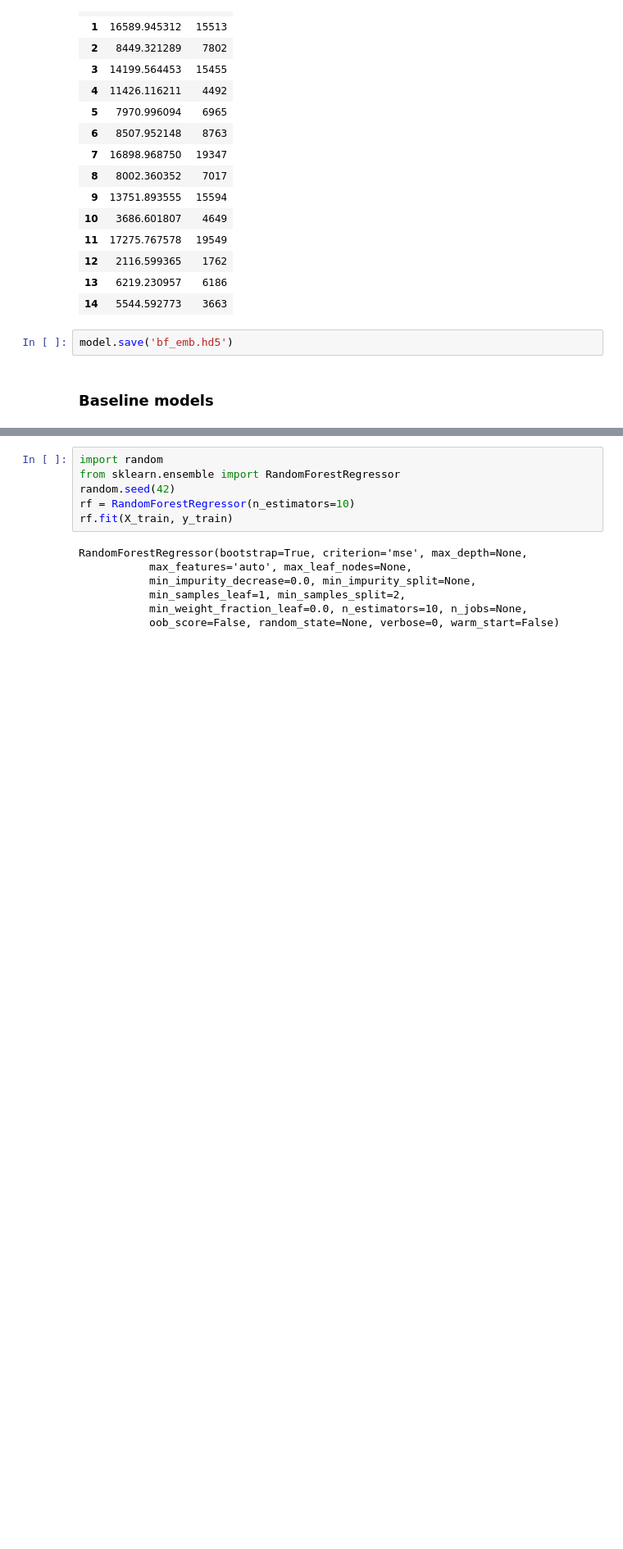
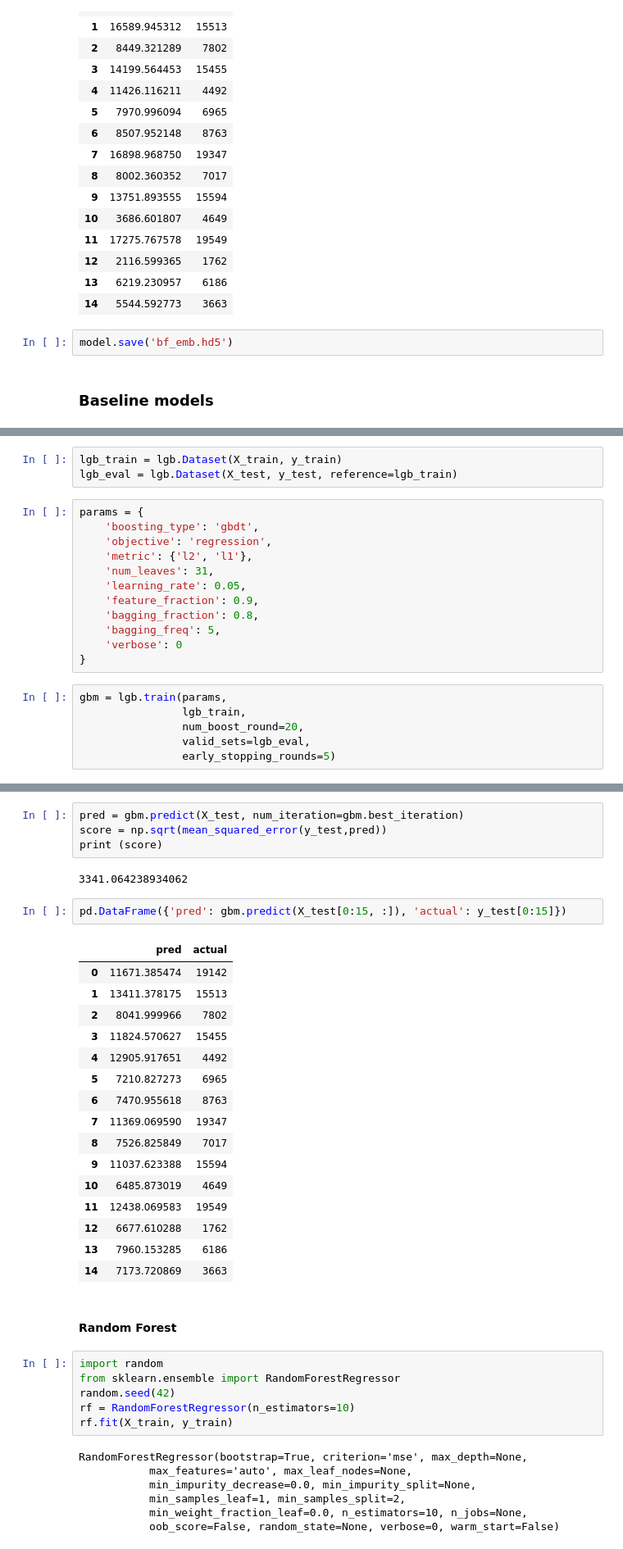
Before and after one commit to rajkorde/moviereco, a Jupyter notebook: model/raw/tf_blackfriday.ipynb, the cells around one changed output, grey strips where cells are left out. Shown at 82% size. Drawn from its saved outputs; the diff is of its cells as text; blank space fills up the shorter version.

```diff
--- a/model/raw/tf_blackfriday.ipynb
+++ b/model/raw/tf_blackfriday.ipynb
@@ -228,0 +234,21 @@ model.save('bf_emb.hd5')
+# %%
+lgb_train = lgb.Dataset(X_train, y_train)
+lgb_eval = lgb.Dataset(X_test, y_test, reference=lgb_train)
+# %%
+params = {
+    'boosting_type': 'gbdt',
+    'objective': 'regression',
+    'metric': {'l2', 'l1'},
+    'num_leaves': 31,
+    'learning_rate': 0.05,
+    'feature_fraction': 0.9,
+    'bagging_fraction': 0.8,
+    'bagging_freq': 5,
+    'verbose': 0
+}
+# %%
+gbm = lgb.train(params,
+                lgb_train,
+                num_boost_round=20,
+                valid_sets=lgb_eval,
+                early_stopping_rounds=5)
@@ -229,3 +273,30 @@ model.save('bf_emb.hd5')
+# %%
+pred = gbm.predict(X_test, num_iteration=gbm.best_iteration)
+score = np.sqrt(mean_squared_error(y_test,pred))
+print (score)
+# %% [output]
+3341.064238934062
+# %%
+pd.DataFrame({'pred': gbm.predict(X_test[0:15, :]), 'actual': y_test[0:15]})
+# %% [output]
+|  | pred | actual |
+| 0 | 11671.385474 | 19142 |
+| 1 | 13411.378175 | 15513 |
+| 2 | 8041.999966 | 7802 |
+| 3 | 11824.570627 | 15455 |
+| 4 | 12905.917651 | 4492 |
+| 5 | 7210.827273 | 6965 |
+| 6 | 7470.955618 | 8763 |
+| 7 | 11369.069590 | 19347 |
+| 8 | 7526.825849 | 7017 |
+| 9 | 11037.623388 | 15594 |
+| 10 | 6485.873019 | 4649 |
+| 11 | 12438.069583 | 19549 |
+| 12 | 6677.610288 | 1762 |
+| 13 | 7960.153285 | 6186 |
+| 14 | 7173.720869 | 3663 |
+# %% [markdown]
+#### Random Forest
 # %%
 import random
 from sklearn.ensemble import RandomForestRegressor
```
Also changed, not shown: parts of 5 cells of this notebook, 3 other files.
